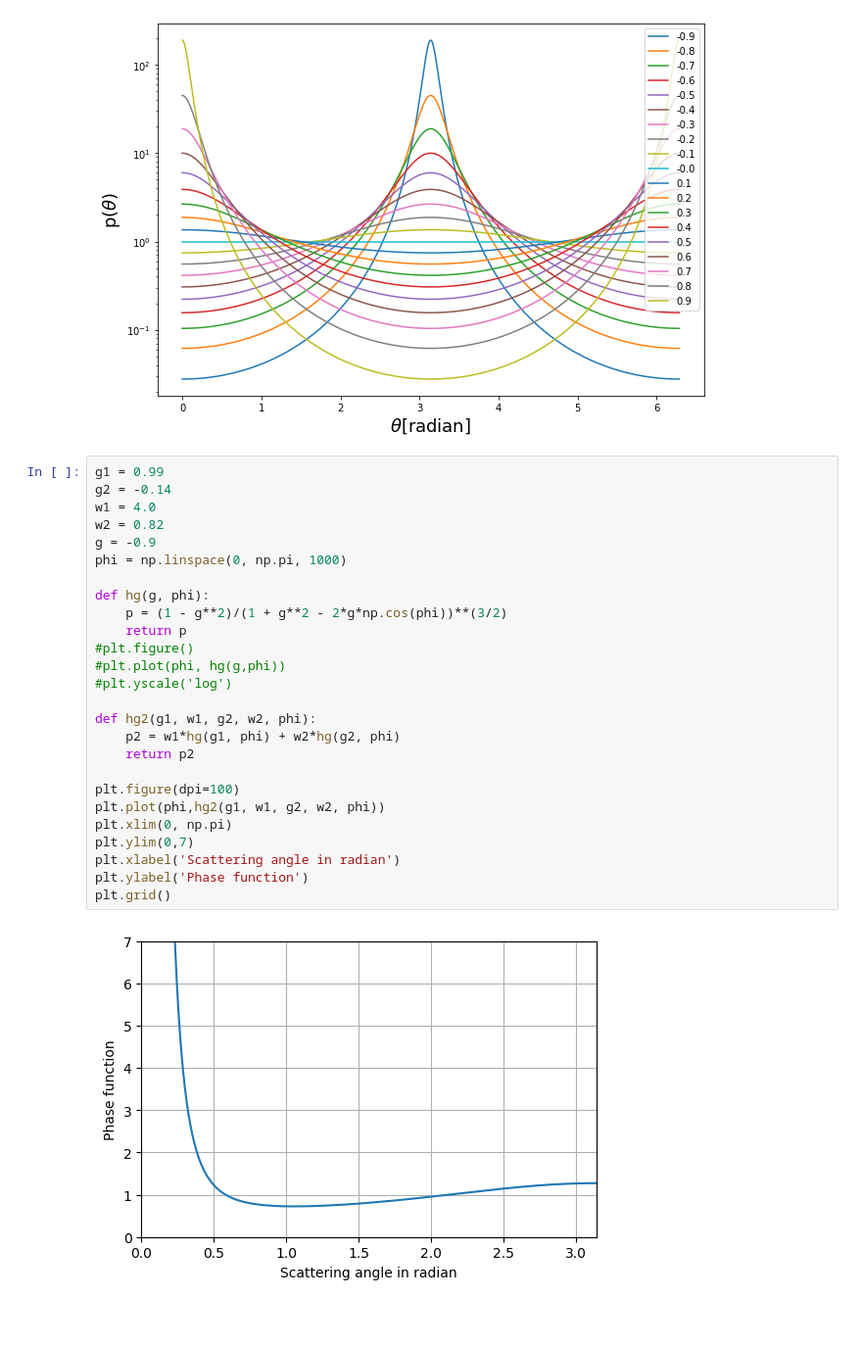
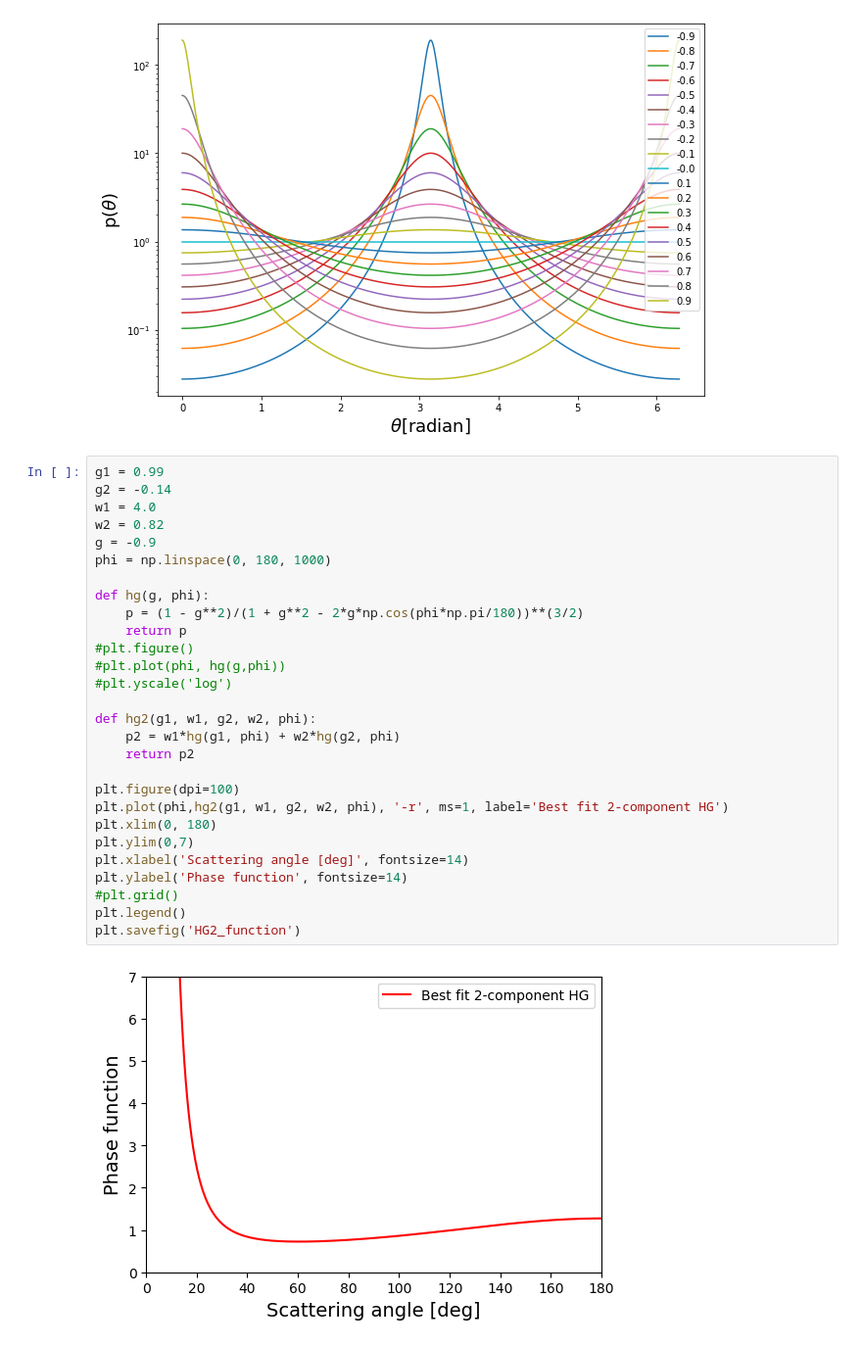
Before and after one commit to ruoyanwangdr/Cataloging-and-Visualizing-Cradles-of-Planet-Formation, a Jupyter notebook: diskmodel/Henyey-Greenstein scattering function.ipynb, the cells around one changed output. Shown at 98% size. Drawn from its saved outputs; the diff is of its cells as text; blank space fills up the shorter version.

```diff
--- a/diskmodel/Henyey-Greenstein scattering function.ipynb
+++ b/diskmodel/Henyey-Greenstein scattering function.ipynb
@@ -25,28 +25,30 @@ plt.show()
 # %%
 g1 = 0.99
 g2 = -0.14
 w1 = 4.0
 w2 = 0.82
 g = -0.9
-phi = np.linspace(0, np.pi, 1000)
+phi = np.linspace(0, 180, 1000)
 
 def hg(g, phi):
-    p = (1 - g**2)/(1 + g**2 - 2*g*np.cos(phi))**(3/2)
+    p = (1 - g**2)/(1 + g**2 - 2*g*np.cos(phi*np.pi/180))**(3/2)
     return p
 #plt.figure()
 #plt.plot(phi, hg(g,phi))
 #plt.yscale('log')
 
 def hg2(g1, w1, g2, w2, phi):
     p2 = w1*hg(g1, phi) + w2*hg(g2, phi)
     return p2
 
 plt.figure(dpi=100)
-plt.plot(phi,hg2(g1, w1, g2, w2, phi))
-plt.xlim(0, np.pi)
+plt.plot(phi,hg2(g1, w1, g2, w2, phi), '-r', ms=1, label='Best fit 2-component HG')
+plt.xlim(0, 180)
 plt.ylim(0,7)
-plt.xlabel('Scattering angle in radian')
-plt.ylabel('Phase function')
-plt.grid()
+plt.xlabel('Scattering angle [deg]', fontsize=14)
+plt.ylabel('Phase function', fontsize=14)
+#plt.grid()
+plt.legend()
+plt.savefig('HG2_function')
 # %% [output]
-[figure, old version]
+[figure, new version]
```
